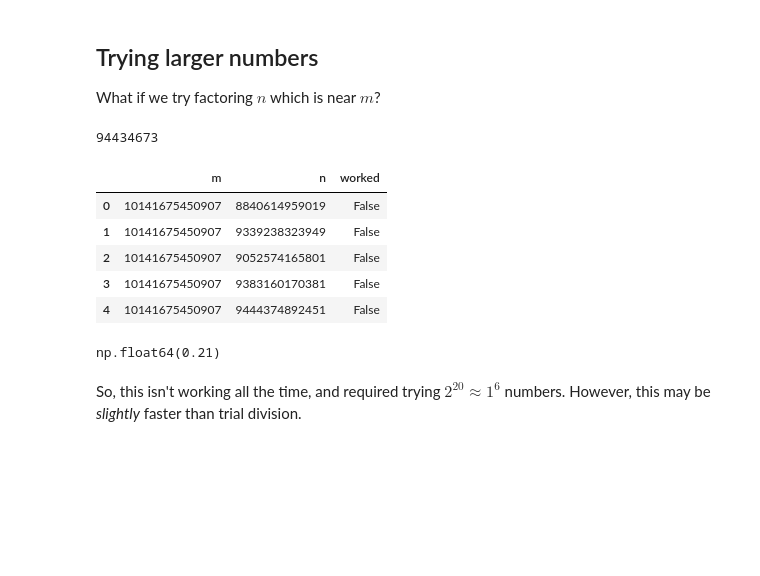
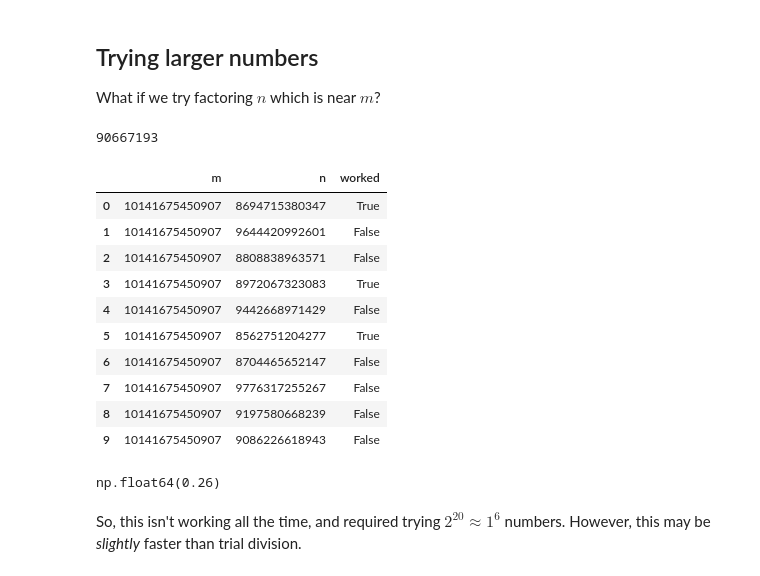
Before and after one commit to joshtburdick/misc, a Jupyter notebook: plog/Factoring3.ipynb, the cells around one changed output. Drawn from its saved outputs; the diff is of its cells as text; code cells hidden in the pictures; blank space fills up the shorter version.

Commit message:
Simplify picking random primes

```diff
--- a/plog/Factoring3.ipynb
+++ b/plog/Factoring3.ipynb
@@ -448,20 +448,12 @@ At a glance, it looks like this works more often when $m$ is larger...
 
 What if we try factoring $n$ which is near $m$?
 # %%
-def prime_in_interval(lo, hi):
-  """Gets a prime in the interval [lo, hi)."""
-  while True:
-    x = sympy.randprime(lo, hi)
-    if x >= lo and x < hi:
-      return x
-  return None
-
 def prime_near(m, fraction_less=0.1):
-    return prime_in_interval(int((1-fraction_less)*m), m)
+    return sympy.randprime(int((1-fraction_less)*m), m)
 
 prime_near(1e8)
 # %% [output]
-94434673
+90667193
 # %%
 def check_factoring(small_primes, num_to_check = 1000):
     """Checks whether this works, for largish numbers.
@@ -500,19 +492,24 @@ start_index_small_primes = next((i for i, prime in enumerate(all_primes) if prim
 # %%
 primes = all_primes[start_index_small_primes : start_index_small_primes + 10]
 results = check_factoring(primes, num_to_check=100)
 results = pd.DataFrame(results)
-results.head()
+results.head(10)
 # %% [output]
 |  | m | n | worked |
-| 0 | 10141675450907 | 8840614959019 | False |
-| 1 | 10141675450907 | 9339238323949 | False |
-| 2 | 10141675450907 | 9052574165801 | False |
-| 3 | 10141675450907 | 9383160170381 | False |
-| 4 | 10141675450907 | 9444374892451 | False |
+| 0 | 10141675450907 | 8694715380347 | True |
+| 1 | 10141675450907 | 9644420992601 | False |
+| 2 | 10141675450907 | 8808838963571 | False |
+| 3 | 10141675450907 | 8972067323083 | True |
+| 4 | 10141675450907 | 9442668971429 | False |
+| 5 | 10141675450907 | 8562751204277 | True |
+| 6 | 10141675450907 | 8704465652147 | False |
+| 7 | 10141675450907 | 9776317255267 | False |
+| 8 | 10141675450907 | 9197580668239 | False |
+| 9 | 10141675450907 | 9086226618943 | False |
 # %%
 results.worked.mean()
 # %% [output]
-np.float64(0.21)
+np.float64(0.26)
 # %% [markdown]
 So, this isn't working all the time, and required trying $2^{20} \approx 1^6$ numbers. However, this may be *slightly* faster than trial division.
 # %% [markdown]
```
Also changed, not shown: parts of 2 cells of this notebook.
